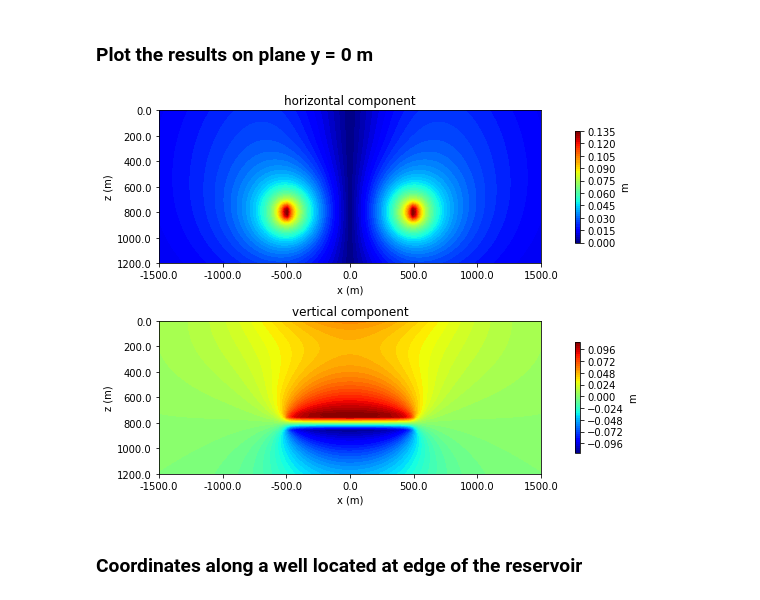
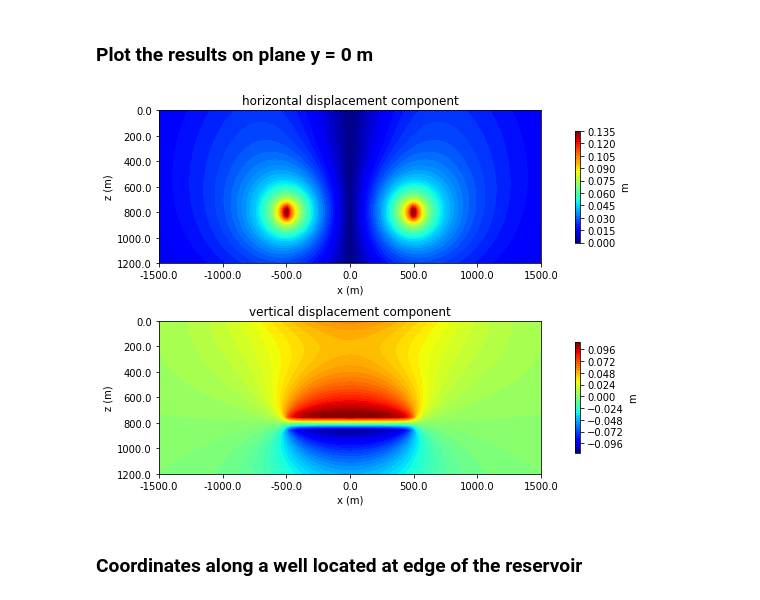
Before and after one commit to pinga-lab/DisReserv, a Jupyter notebook: code/cylindrical_reservoir.ipynb, the cells around one changed output. Drawn from its saved outputs; the diff is of its cells as text; code cells hidden in the pictures.

```diff
--- a/code/cylindrical_reservoir.ipynb
+++ b/code/cylindrical_reservoir.ipynb
@@ -52,34 +52,34 @@ coordinates.shape
 ### Compute the displacement components on plane y = 0 m
 # %%
 # Compute the x-component
-u_x1 = cp.displacement(coordinates, model, DP, poisson, young, field='u_x1_NA')
+d_x1 = cp.displacement(coordinates, model, DP, poisson, young, field='d_x1')
 
-u_x2 = cp.displacement(coordinates, model, DP, poisson, young, field='u_x2_NA')
+d_x2 = cp.displacement(coordinates, model, DP, poisson, young, field='d_x2')
 
-u_xz2 = cp.displacement(coordinates, model, DP, poisson, young, field='u_xz2_NA')
+d_xz2 = cp.displacement(coordinates, model, DP, poisson, young, field='d_xz2')
 
-u_x = u_x1 + (3 - 4*poisson)*u_x2 + u_xz2
+displacement_x = d_x1 + (3 - 4*poisson)*d_x2 + d_xz2
 # %%
 # Compute the y-component
-u_y1 = cp.displacement(coordinates, model, DP, poisson, young, field='u_y1_NA')
+d_y1 = cp.displacement(coordinates, model, DP, poisson, young, field='d_y1')
 
-u_y2 = cp.displacement(coordinates, model, DP, poisson, young, field='u_y2_NA')
+d_y2 = cp.displacement(coordinates, model, DP, poisson, young, field='d_y2')
 
-u_yz2 = cp.displacement(coordinates, model, DP, poisson, young, field='u_yz2_NA')
+d_yz2 = cp.displacement(coordinates, model, DP, poisson, young, field='d_yz2')
 
-u_y = u_y1 + (3 - 4*poisson)*u_y2 + u_yz2
+displacement_y = d_y1 + (3 - 4*poisson)*d_y2 + d_yz2
 # %%
 # Compute the z-component
-u_z1 = cp.displacement(coordinates, model, DP, poisson, young, field='u_z1_NA')
+d_z1 = cp.displacement(coordinates, model, DP, poisson, young, field='d_z1')
 
-u_z2 = cp.displacement(coordinates, model, DP, poisson, young, field='u_z2_NA')
+d_z2 = cp.displacement(coordinates, model, DP, poisson, young, field='d_z2')
 
-u_zz2 = cp.displacement(coordinates, model, DP, poisson, young, field='u_zz2_NA')
+d_zz2 = cp.displacement(coordinates, model, DP, poisson, young, field='d_zz2')
 
-u_z = u_z1 - (3 - 4*poisson)*u_z2 + u_zz2
+displacement_z = d_z1 - (3 - 4*poisson)*d_z2 + d_zz2
 # %%
 # horizontal component
-u_horizontal = np.sqrt(u_x**2 + u_y**2)
+displacement_horizontal = np.sqrt(displacement_x**2 + displacement_y**2)
 # %% [markdown]
 ### Plot the results on plane y = 0 m
 # %%
@@ -89,42 +89,38 @@ z = np.linspace(0, 1200, shape[1])
 # Plot the results on a map
 fig, ax = plt.subplots(nrows=2, ncols=1, sharex=False, sharey=False, figsize=(12,6))
 
 ax[0].set_aspect("equal")
 # Get the maximum absolute value so we can center the colorbar on zero
 # maxabs = np.max(np.abs(u_horizontal))
 # img = ax[0].contourf(x, z, u_horizontal.reshape(shape[::-1]),
 #                   60, vmin=-maxabs, vmax=maxabs, cmap="seismic")
-img = ax[0].contourf(x, z, u_horizontal.reshape(shape[::-1]),
+img = ax[0].contourf(x, z, displacement_horizontal.reshape(shape[::-1]),
                   60, cmap="jet")
 plt.colorbar(img, ax=ax[0], pad=0.04, shrink=0.73, label="m")
-ax[0].set_title("horizontal component")
+ax[0].set_title("horizontal displacement component")
 
 ax[0].set_xticklabels(ax[0].get_xticks())
 ax[0].set_yticklabels(ax[0].get_yticks())
 ax[0].invert_yaxis()
 ax[0].set_xlabel("x (m)")
 ax[0].set_ylabel("z (m)")
 
 ax[1].set_aspect("equal")
-# Get the maximum absolute value so we can center the colorbar on zero
-# maxabs = np.max(np.abs(u_z))
-# img = ax[1].contourf(x, z, u_z.reshape(shape[::-1]),
-#                   60, vmin=-maxabs, vmax=maxabs, cmap="seismic")
-img = ax[1].contourf(x, z, u_z.reshape(shape[::-1]),
+img = ax[1].contourf(x, z, displacement_z.reshape(shape[::-1]),
                   60, cmap="jet")
 plt.colorbar(img, ax=ax[1], pad=0.04, shrink=0.73, label="m")
-ax[1].set_title("vertical component")
+ax[1].set_title("vertical displacement component")
 
 ax[1].set_xticklabels(ax[1].get_xticks())
 ax[1].set_yticklabels(ax[1].get_yticks())
 ax[1].invert_yaxis()
 ax[1].set_xlabel("x (m)")
 ax[1].set_ylabel("z (m)")
 
 plt.tight_layout()
 plt.show()
 # %% [output]
-[figure, old version]
+[figure, new version]
 # %% [markdown]
 ### Coordinates along a well located at edge of the reservoir
 # %%
```
Also changed, not shown: parts of 12 cells of this notebook, 2 other files.
